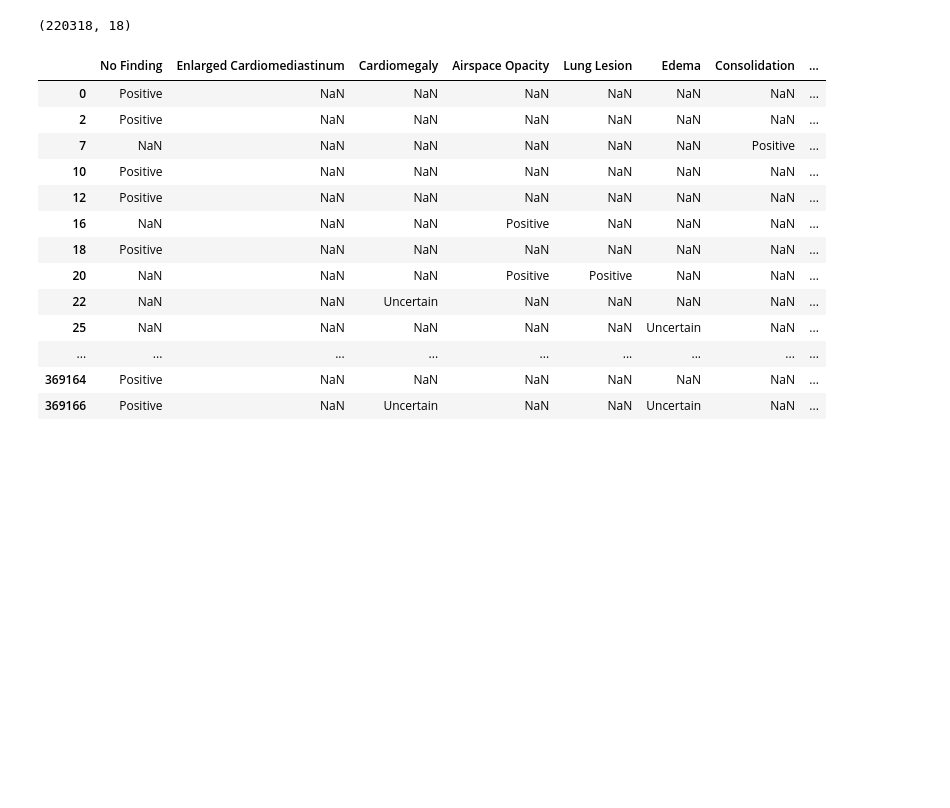
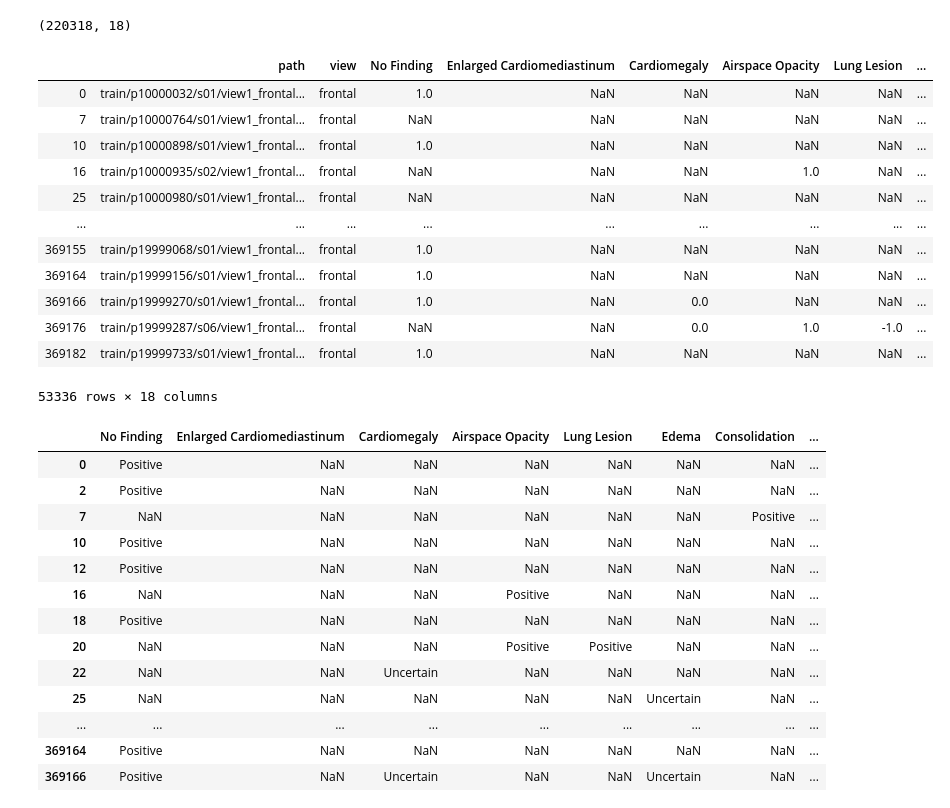
Before and after one commit to momih/lateral-view-analysis, a Jupyter notebook: other/analyze_labels.ipynb, the cells around one changed output. Drawn from its saved outputs; the diff is of its cells as text; code cells hidden in the pictures; blank space fills up the shorter version.

```diff
--- a/other/analyze_labels.ipynb
+++ b/other/analyze_labels.ipynb
@@ -29,6 +32,22 @@ def replace(x):
 both_FL.shape
 # %% [output]
 (220318, 18)
+# %%
+both_FL.drop_duplicates('patient')
+# %% [output]
+|  | path | view | No Finding | Enlarged Cardiomediastinum | Cardiomegaly | Airspace Opacity | Lung Lesion | ... |
+| 0 | train/p10000032/s01/view1_frontal... | frontal | 1.0 | NaN | NaN | NaN | NaN | ... |
+| 7 | train/p10000764/s01/view1_frontal... | frontal | NaN | NaN | NaN | NaN | NaN | ... |
+| 10 | train/p10000898/s01/view1_frontal... | frontal | 1.0 | NaN | NaN | NaN | NaN | ... |
+| 16 | train/p10000935/s02/view1_frontal... | frontal | NaN | NaN | NaN | 1.0 | NaN | ... |
+| 25 | train/p10000980/s01/view1_frontal... | frontal | NaN | NaN | NaN | NaN | NaN | ... |
+| ... | ... | ... | ... | ... | ... | ... | ... | ... |
+| 369155 | train/p19999068/s01/view1_frontal... | frontal | 1.0 | NaN | NaN | NaN | NaN | ... |
+| 369164 | train/p19999156/s01/view1_frontal... | frontal | 1.0 | NaN | NaN | NaN | NaN | ... |
+| 369166 | train/p19999270/s01/view1_frontal... | frontal | 1.0 | NaN | 0.0 | NaN | NaN | ... |
+| 369176 | train/p19999287/s06/view1_frontal... | frontal | NaN | NaN | 0.0 | 1.0 | -1.0 | ... |
+| 369182 | train/p19999733/s01/view1_frontal... | frontal | 1.0 | NaN | NaN | NaN | NaN | ... |
+53336 rows × 18 columns
 # %%
 frontal = both_FL.loc[both_FL.view == 'frontal'].copy()
 frontal = frontal.iloc[:, range(2,16)]
```
Also changed, not shown: parts of 1 cell of this notebook, 4 other files.
